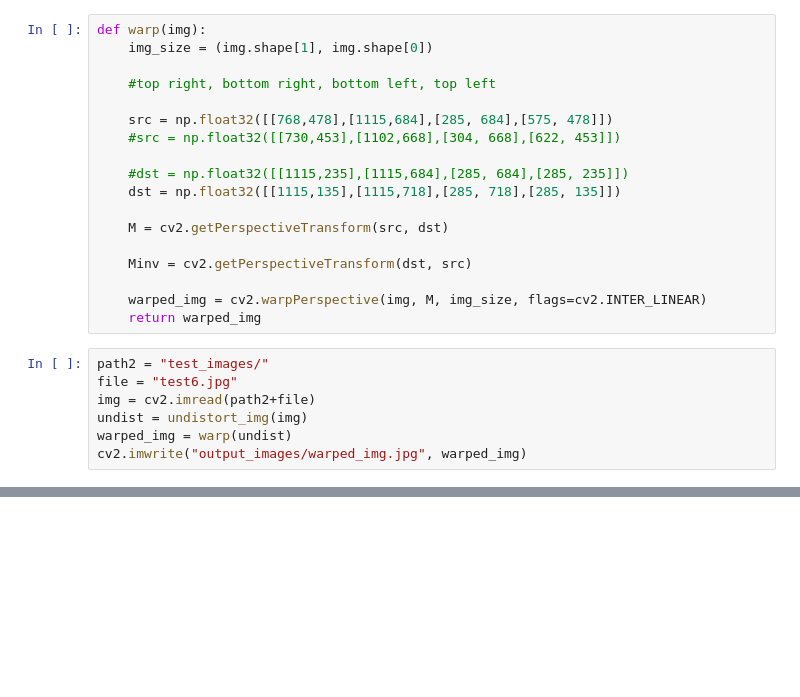
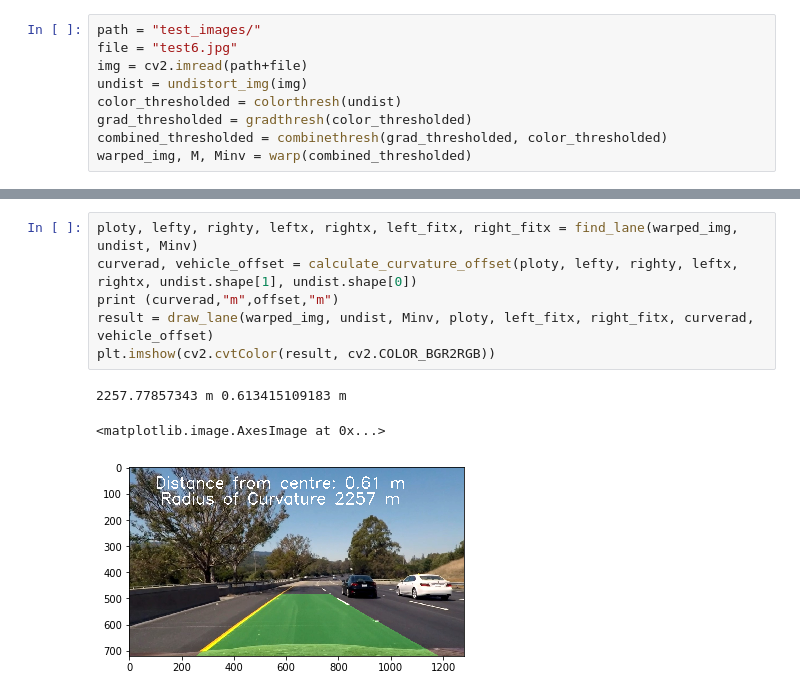
Before and after one commit to vishalrangras/P4-CarND-Advanced-Lane-Finding, a Jupyter notebook: P4.ipynb, the cells around one changed output, grey strips where cells are left out. Drawn from its saved outputs; the diff is of its cells as text; blank space fills up the shorter version.

```diff
--- a/P4.ipynb
+++ b/P4.ipynb
@@ -66,25 +237,9 @@ undistorted_frame.savefig('output_images/undistorted_images.png')
-# %%
-def warp(img):
-    img_size = (img.shape[1], img.shape[0])
-
-    #top right, bottom right, bottom left, top left
-
-    src = np.float32([[768,478],[1115,684],[285, 684],[575, 478]])
-    #src = np.float32([[730,453],[1102,668],[304, 668],[622, 453]])
-
-    #dst = np.float32([[1115,235],[1115,684],[285, 684],[285, 235]])
-    dst = np.float32([[1115,135],[1115,718],[285, 718],[285, 135]])
-
-    M = cv2.getPerspectiveTransform(src, dst)
-
-    Minv = cv2.getPerspectiveTransform(dst, src)
-
-    warped_img = cv2.warpPerspective(img, M, img_size, flags=cv2.INTER_LINEAR)
-    return warped_img
 # %%
-path2 = "test_images/"
+path = "test_images/"
 file = "test6.jpg"
-img = cv2.imread(path2+file)
+img = cv2.imread(path+file)
 undist = undistort_img(img)
-warped_img = warp(undist)
-cv2.imwrite("output_images/warped_img.jpg", warped_img)
+color_thresholded = colorthresh(undist)
+grad_thresholded = gradthresh(color_thresholded)
+combined_thresholded = combinethresh(grad_thresholded, color_thresholded)
+warped_img, M, Minv = warp(combined_thresholded)
@@ -92,0 +289,10 @@ True
+# %%
+ploty, lefty, righty, leftx, rightx, left_fitx, right_fitx = find_lane(warped_img, undist, Minv)
+curverad, vehicle_offset = calculate_curvature_offset(ploty, lefty, righty, leftx, rightx, undist.shape[1], undist.shape[0])
+print (curverad,"m",offset,"m")
+result = draw_lane(warped_img, undist, Minv, ploty, left_fitx, right_fitx, curverad, vehicle_offset)
+plt.imshow(cv2.cvtColor(result, cv2.COLOR_BGR2RGB))
+# %% [output]
+2257.77857343 m 0.613415109183 m
+<matplotlib.image.AxesImage at 0x...>
+[figure, added]
```
Also changed, not shown: parts of 16 cells of this notebook.
